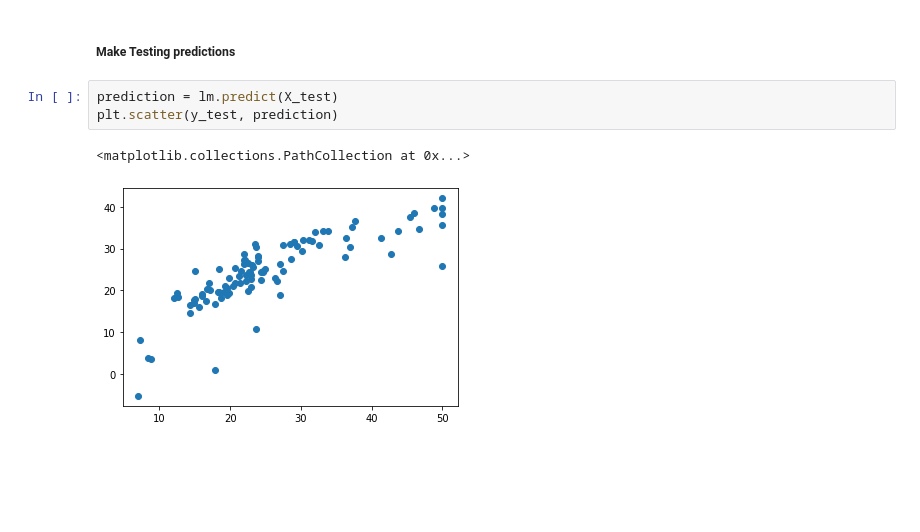
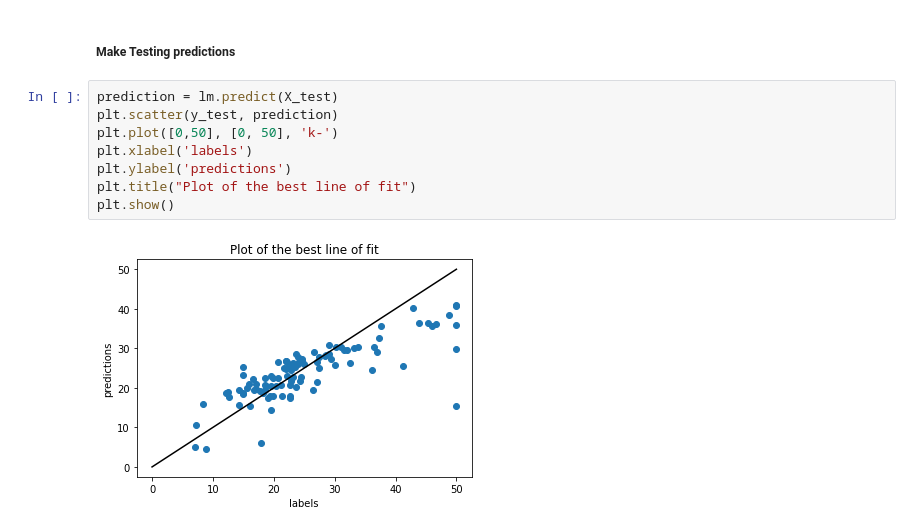
Before and after one commit to DSC-UTDallas/explore-ml, a Jupyter notebook: beginner_track/regression/Beginner_ML_Linear_Regression.ipynb, the cells around one changed output. Cells and saved outputs as stored; diff of their text form; blank space fills up the shorter version.

```diff
--- a/beginner_track/regression/Beginner_ML_Linear_Regression.ipynb
+++ b/beginner_track/regression/Beginner_ML_Linear_Regression.ipynb
@@ -437,12 +404,16 @@ RMSE 4.39238639221271
 R squared error 0.7493133399767096
 # %% [markdown]
 ##### Make Testing predictions
-# %%
-prediction = lm.predict(X_test)
-plt.scatter(y_test, prediction)
-# %% [output]
-<matplotlib.collections.PathCollection at 0x...>
-[figure, removed]
+# %%
+prediction = lm.predict(X_test)
+plt.scatter(y_test, prediction)
+plt.plot([0,50], [0, 50], 'k-')
+plt.xlabel('labels')
+plt.ylabel('predictions')
+plt.title("Plot of the best line of fit")
+plt.show()
+# %% [output]
+[figure, added]
 # %%
 from sklearn import metrics
 from sklearn.metrics import r2_score
```
Also changed, not shown: parts of 79 cells of this notebook.
